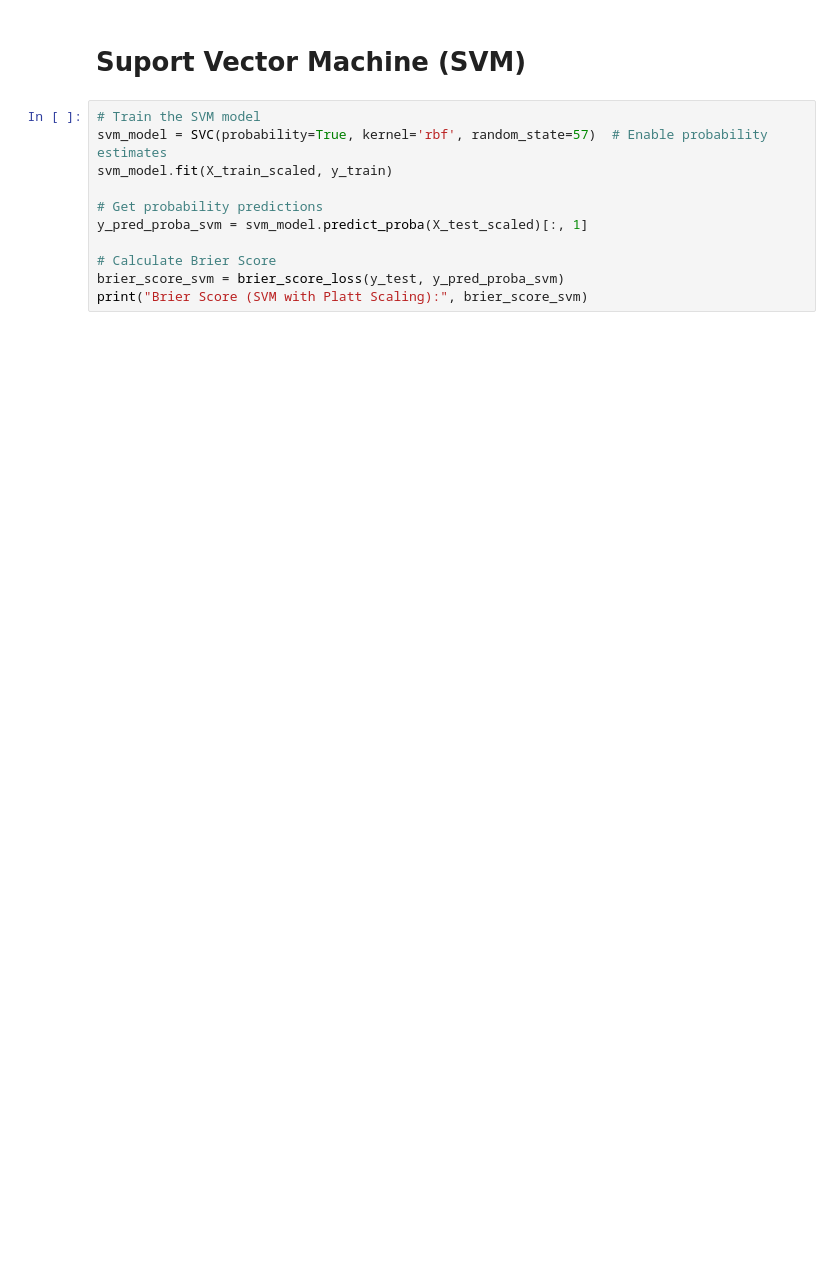
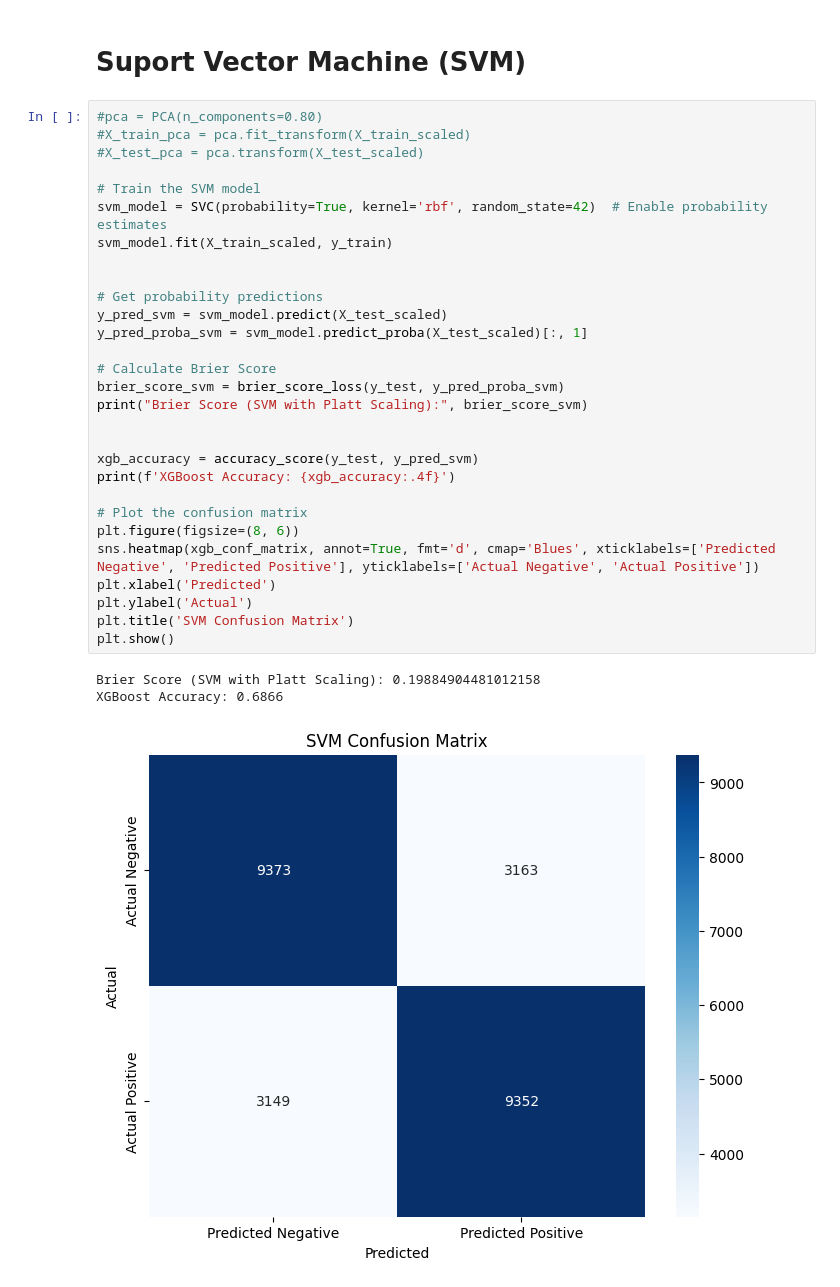
Before and after one commit to alexreid-14/March_ML_Mania_2025, a Jupyter notebook: modeling/reg_season_ml_model.ipynb, the cells around one changed output. Cells and saved outputs as stored; diff of their text form; blank space fills up the shorter version.

```diff
--- a/modeling/reg_season_ml_model.ipynb
+++ b/modeling/reg_season_ml_model.ipynb
@@ -351,13 +355,35 @@ XGBoost ROC-AUC Score: 0.8453
 # %% [markdown]
 # Suport Vector Machine (SVM)
 # %%
+#pca = PCA(n_components=0.80)
+#X_train_pca = pca.fit_transform(X_train_scaled)
+#X_test_pca = pca.transform(X_test_scaled)
+
 # Train the SVM model
-svm_model = SVC(probability=True, kernel='rbf', random_state=57)  # Enable probability estimates
+svm_model = SVC(probability=True, kernel='rbf', random_state=42)  # Enable probability estimates
 svm_model.fit(X_train_scaled, y_train)
 
+
 # Get probability predictions
+y_pred_svm = svm_model.predict(X_test_scaled)
 y_pred_proba_svm = svm_model.predict_proba(X_test_scaled)[:, 1]
 
 # Calculate Brier Score
 brier_score_svm = brier_score_loss(y_test, y_pred_proba_svm)
 print("Brier Score (SVM with Platt Scaling):", brier_score_svm)
+
+
+xgb_accuracy = accuracy_score(y_test, y_pred_svm)
+print(f'XGBoost Accuracy: {xgb_accuracy:.4f}')
+
+# Plot the confusion matrix
+plt.figure(figsize=(8, 6))
+sns.heatmap(xgb_conf_matrix, annot=True, fmt='d', cmap='Blues', xticklabels=['Predicted Negative', 'Predicted Positive'], yticklabels=['Actual Negative', 'Actual Positive'])
+plt.xlabel('Predicted')
+plt.ylabel('Actual')
+plt.title('SVM Confusion Matrix')
+plt.show()
+# %% [output]
+Brier Score (SVM with Platt Scaling): 0.19884904481012158
+XGBoost Accuracy: 0.6866
+[figure, added]
```
Also changed, not shown: parts of 8 cells of this notebook, 3 other files.
